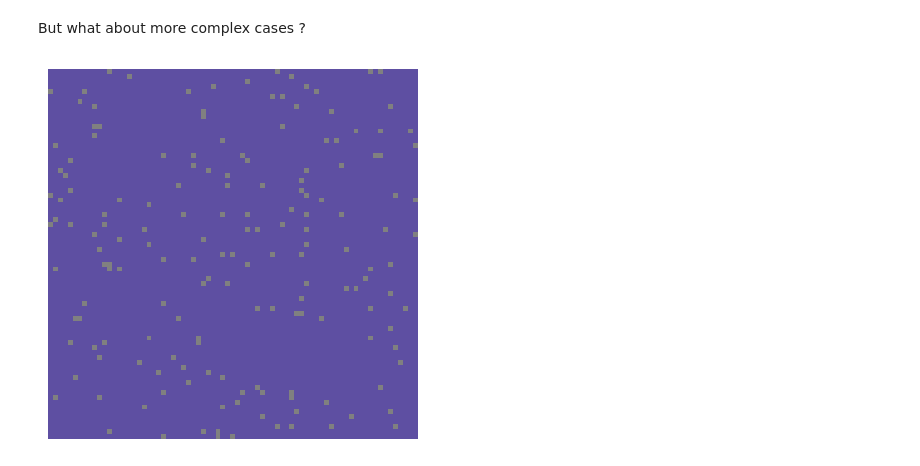
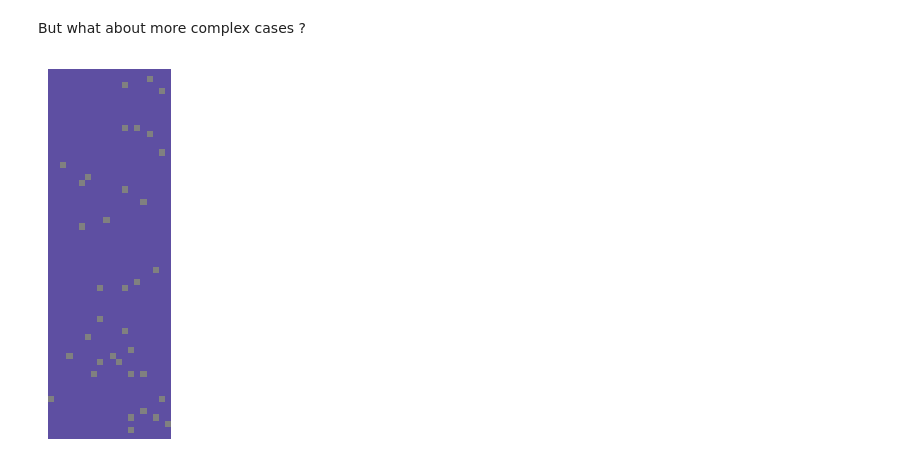
Before and after one commit to CyrilJl/OptiMask, a Jupyter notebook: notebooks/Optimask.ipynb, the cells around one changed output. Saved outputs shown, nothing was run; the diff lists cells and outputs as text; code cells hidden in the pictures.

```diff
--- a/notebooks/Optimask.ipynb
+++ b/notebooks/Optimask.ipynb
@@ -88,10 +91,10 @@ plt.show()
 # %% [markdown]
 But what about more complex cases ?
 # %%
-m, n = 75, 75
+m, n = 60, 20
 ratio = 0.03
 x = generate_random(m, n, ratio)
 
 plot(x)
 # %% [output]
-[figure, old version]
+[figure, new version]
```
Also changed, not shown: parts of 18 cells of this notebook.
